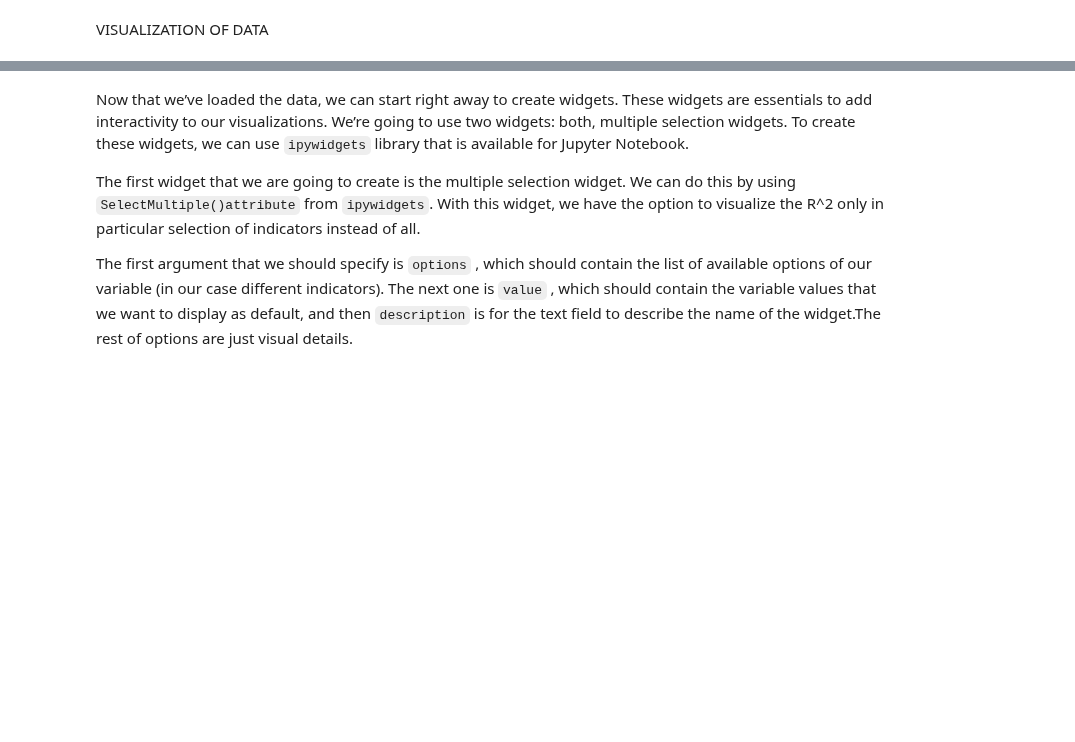
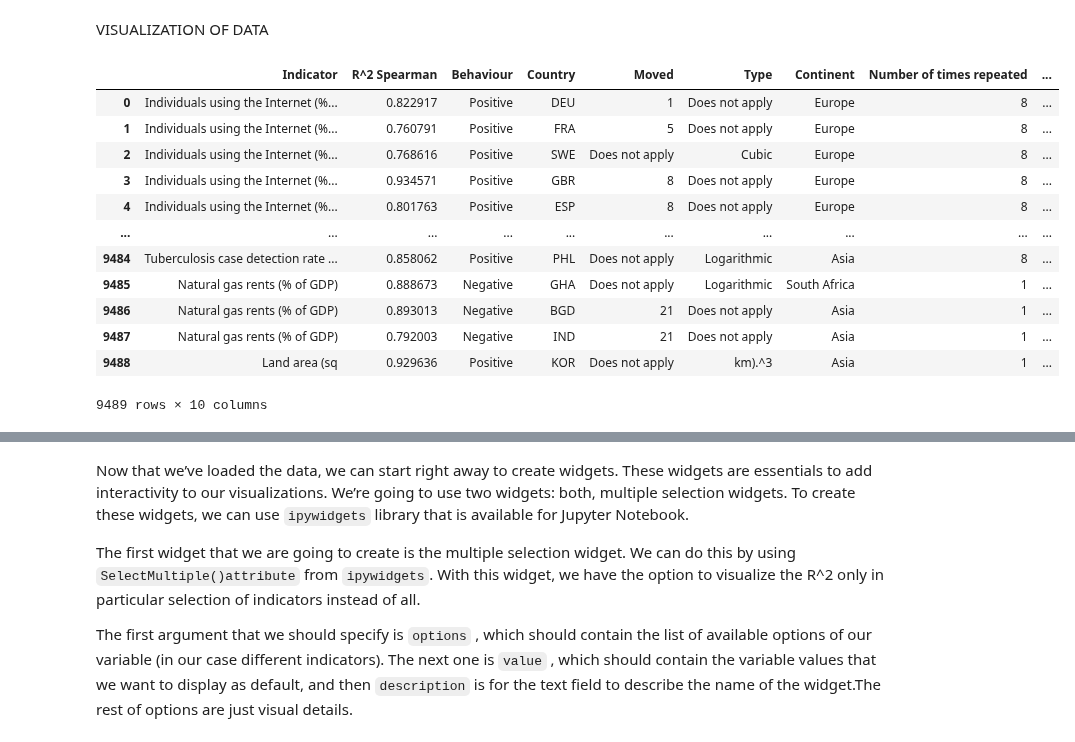
Before and after one commit to devonfw-forge/python-data-driven-decisions, a Jupyter notebook: WDI-Complete code.ipynb, the cells around one changed output, grey strips where cells are left out. Drawn from its saved outputs; the diff is of its cells as text; code cells hidden in the pictures; blank space fills up the shorter version.

Commit message:
Final table

```diff
--- a/WDI-Complete code.ipynb
+++ b/WDI-Complete code.ipynb
@@ -1264,6 +1320,20 @@ categories
 # %%
-joining=pd.merge(corrtable,categories,on='Indicator')
-final_join=joining.rename(columns={'Type_x':'Type of corr','Type_y':'Area'})
-final_join['Continent']=final_join['Country'].map(Categorization3.set_index('Country')['Continent'].to_dict())
+joining=pd.merge(final,categories, left_on='Indicator',right_on='Indicator')
+final_join=joining.rename(columns={'Type_x':'Type','Type_y':'Group'})
+final_join
+# %% [output]
+|  | Indicator | R^2 Spearman | Behaviour | Country | Moved | Type | Continent | Number of times repeated | ... |
+| 0 | Individuals using the Internet (%... | 0.822917 | Positive | DEU | 1 | Does not apply | Europe | 8 | ... |
+| 1 | Individuals using the Internet (%... | 0.760791 | Positive | FRA | 5 | Does not apply | Europe | 8 | ... |
+| 2 | Individuals using the Internet (%... | 0.768616 | Positive | SWE | Does not apply | Cubic | Europe | 8 | ... |
+| 3 | Individuals using the Internet (%... | 0.934571 | Positive | GBR | 8 | Does not apply | Europe | 8 | ... |
+| 4 | Individuals using the Internet (%... | 0.801763 | Positive | ESP | 8 | Does not apply | Europe | 8 | ... |
+| ... | ... | ... | ... | ... | ... | ... | ... | ... | ... |
+| 9484 | Tuberculosis case detection rate ... | 0.858062 | Positive | PHL | Does not apply | Logarithmic | Asia | 8 | ... |
+| 9485 | Natural gas rents (% of GDP) | 0.888673 | Negative | GHA | Does not apply | Logarithmic | South Africa | 1 | ... |
+| 9486 | Natural gas rents (% of GDP) | 0.893013 | Negative | BGD | 21 | Does not apply | Asia | 1 | ... |
+| 9487 | Natural gas rents (% of GDP) | 0.792003 | Negative | IND | 21 | Does not apply | Asia | 1 | ... |
+| 9488 | Land area (sq | 0.929636 | Positive | KOR | Does not apply | km).^3 | Asia | 1 | ... |
+9489 rows × 10 columns
 # %%
 #Focus on the one where patterns can be extracted (pattern based on repetition, so frequency higher than 50%).
```
Also changed, not shown: parts of 18 cells of this notebook.
